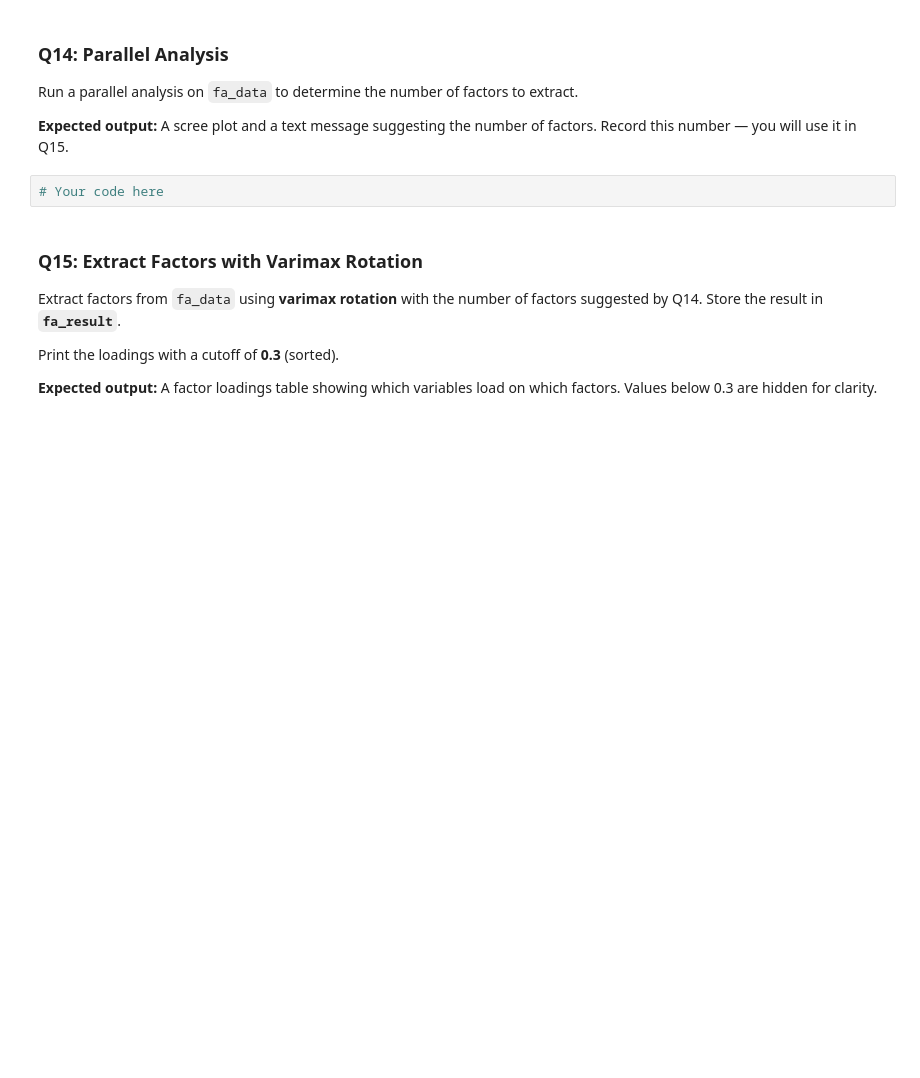
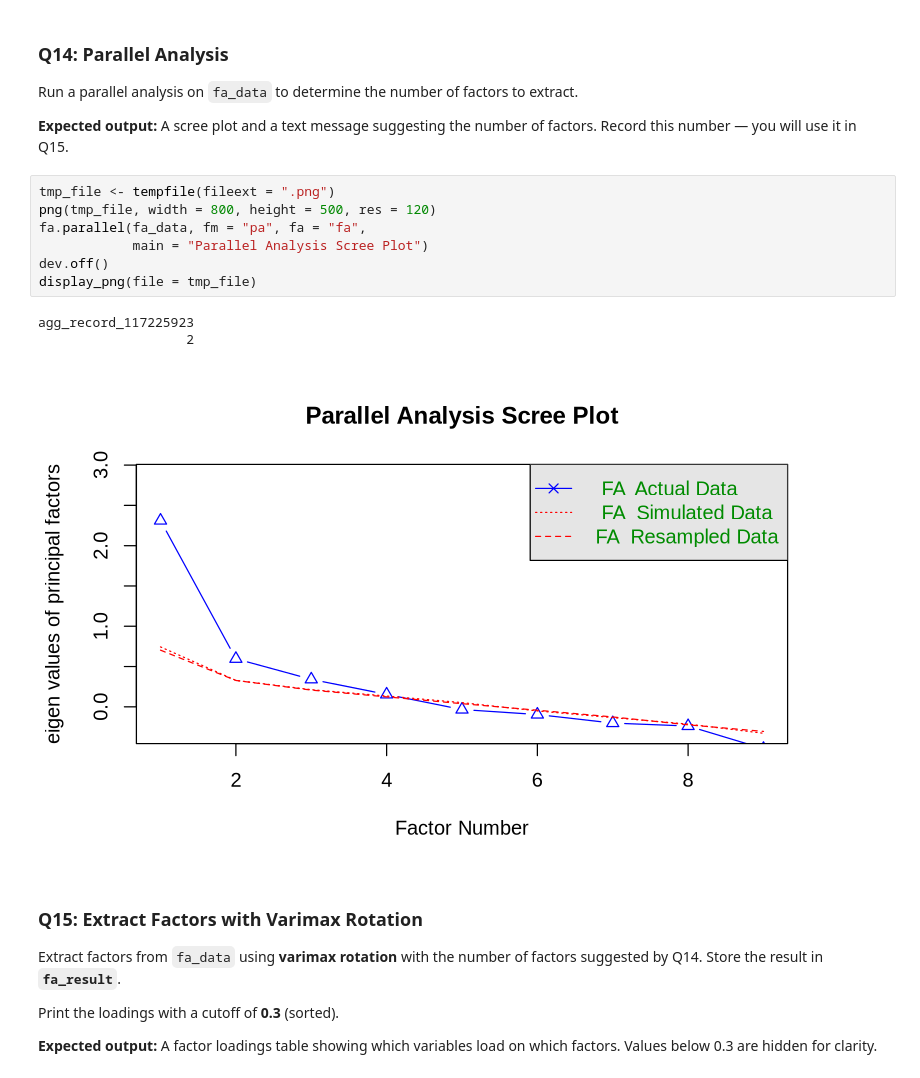
Before and after one commit to owenfrye1/MS3313-FryeV2, a Jupyter notebook: Homework/module_4_homework (2).ipynb, the cells around one changed output. Drawn from its saved outputs; the diff is of its cells as text; blank space fills up the shorter version.

```diff
--- a/Homework/module_4_homework (2).ipynb
+++ b/Homework/module_4_homework (2).ipynb
@@ -162,7 +345,16 @@ Run a parallel analysis on `fa_data` to determine the number of factors to extra
 
 **Expected output:** A scree plot and a text message suggesting the number of factors. Record this number — you will use it in Q15.
 # %%
-# Your code here
+tmp_file <- tempfile(fileext = ".png")
+png(tmp_file, width = 800, height = 500, res = 120)
+fa.parallel(fa_data, fm = "pa", fa = "fa",
+            main = "Parallel Analysis Scree Plot")
+dev.off()
+display_png(file = tmp_file)
+# %% [output]
+agg_record_117225923
+                   2
+[figure, added]
 # %% [markdown]
 ### Q15: Extract Factors with Varimax Rotation
 
```
Also changed, not shown: parts of 19 cells of this notebook, 1 other file.
